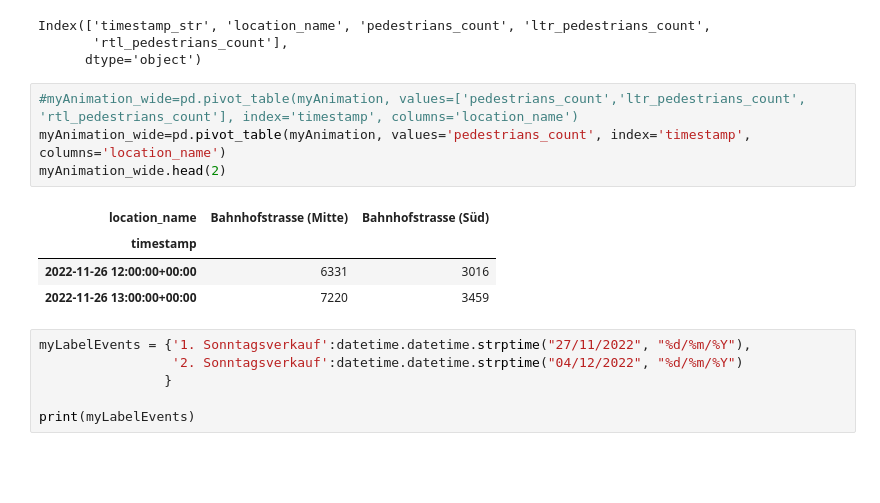
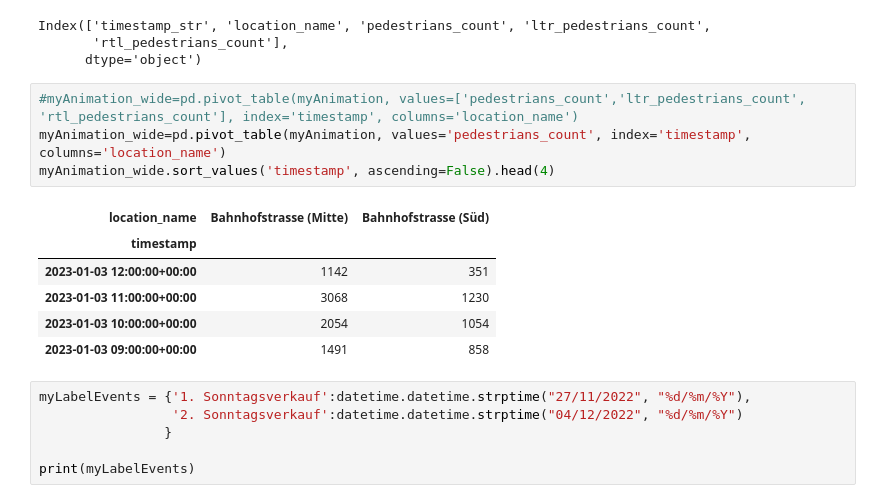
Before and after one commit to opendatazurich/quality-checks, a Jupyter notebook: plausis/plausi_messdaten/hystreet/stez_passantenfrequenzen_hystreet_animated_gif.ipynb, the cells around one changed output. Drawn from its saved outputs; the diff is of its cells as text; blank space fills up the shorter version.

```diff
--- a/plausis/plausi_messdaten/hystreet/stez_passantenfrequenzen_hystreet_animated_gif.ipynb
+++ b/plausis/plausi_messdaten/hystreet/stez_passantenfrequenzen_hystreet_animated_gif.ipynb
@@ -310,12 +310,14 @@ Index(['timestamp_str', 'location_name', 'pedestrians_count', 'ltr_pedestrians_c
 # %%
 #myAnimation_wide=pd.pivot_table(myAnimation, values=['pedestrians_count','ltr_pedestrians_count', 'rtl_pedestrians_count'], index='timestamp', columns='location_name')
 myAnimation_wide=pd.pivot_table(myAnimation, values='pedestrians_count', index='timestamp', columns='location_name')
-myAnimation_wide.head(2)
+myAnimation_wide.sort_values('timestamp', ascending=False).head(4)
 # %% [output]
 | location_name | Bahnhofstrasse (Mitte) | Bahnhofstrasse (Süd) |
 | timestamp |  |  |
-| 2022-11-26 12:00:00+00:00 | 6331 | 3016 |
-| 2022-11-26 13:00:00+00:00 | 7220 | 3459 |
+| 2023-01-03 12:00:00+00:00 | 1142 | 351 |
+| 2023-01-03 11:00:00+00:00 | 3068 | 1230 |
+| 2023-01-03 10:00:00+00:00 | 2054 | 1054 |
+| 2023-01-03 09:00:00+00:00 | 1491 | 858 |
 # %%
 myLabelEvents = {'1. Sonntagsverkauf':datetime.datetime.strptime("27/11/2022", "%d/%m/%Y"),
                  '2. Sonntagsverkauf':datetime.datetime.strptime("04/12/2022", "%d/%m/%Y")
```
Also changed, not shown: parts of 7 cells of this notebook, 7 other files.
